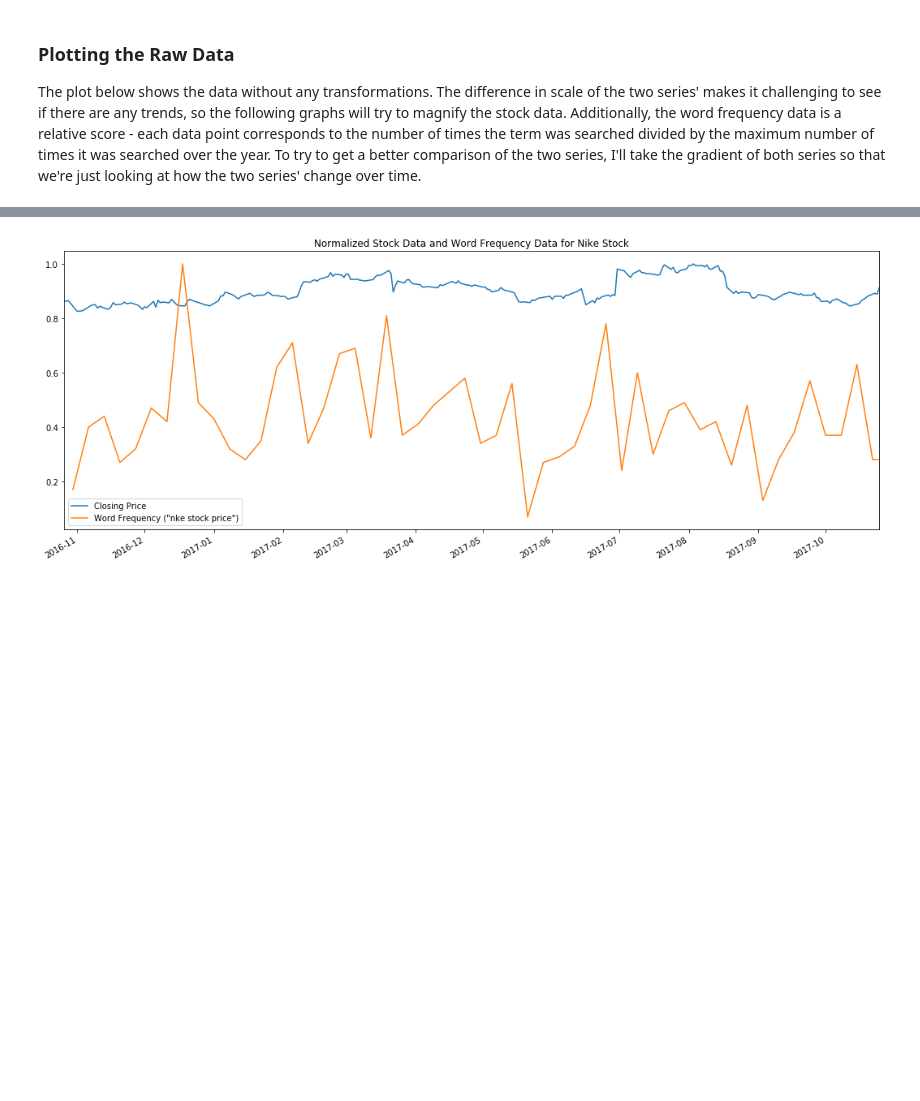
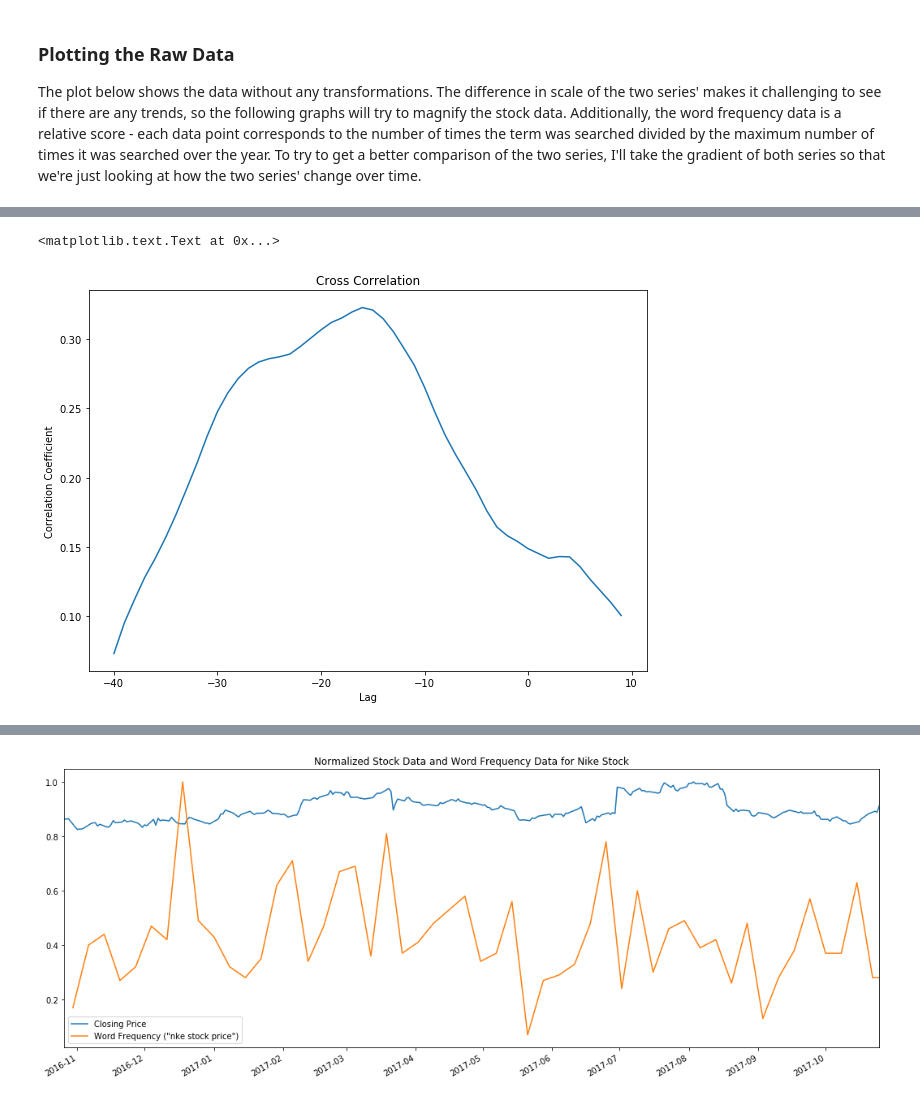
Before and after one commit to bprieto12/data-analysis, a Jupyter notebook: Use of Word Trends as a Predictor.ipynb, the cells around one changed output, grey strips where cells are left out. Cells and saved outputs as stored; diff of their text form; code cells hidden in the pictures; blank space fills up the shorter version.

```diff
--- a/Use of Word Trends as a Predictor.ipynb
+++ b/Use of Word Trends as a Predictor.ipynb
@@ -159,0 +186,10 @@ x
+# %%
+corr_coeffs = [crosscorr(word_clean, stock_clean, lag=i) for i in range(-40, 10, 1)]
+plt.figure(figsize=(10,7))
+plt.plot(range(-40, 10, 1), corr_coeffs)
+plt.ylabel("Correlation Coefficient")
+plt.xlabel("Lag")
+plt.title("Cross Correlation")
+# %% [output]
+<matplotlib.text.Text at 0x...>
+[figure, added]
```
Also changed, not shown: parts of 5 cells of this notebook.
